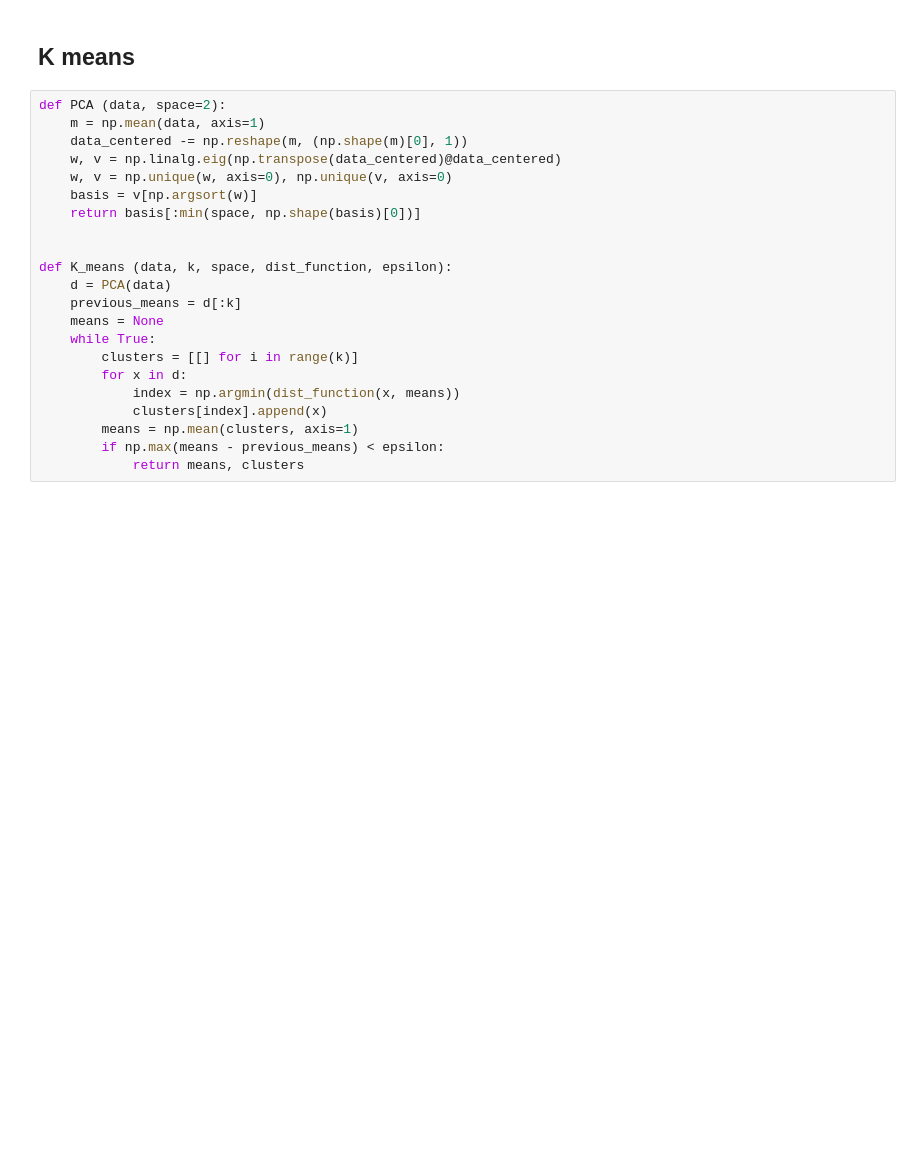
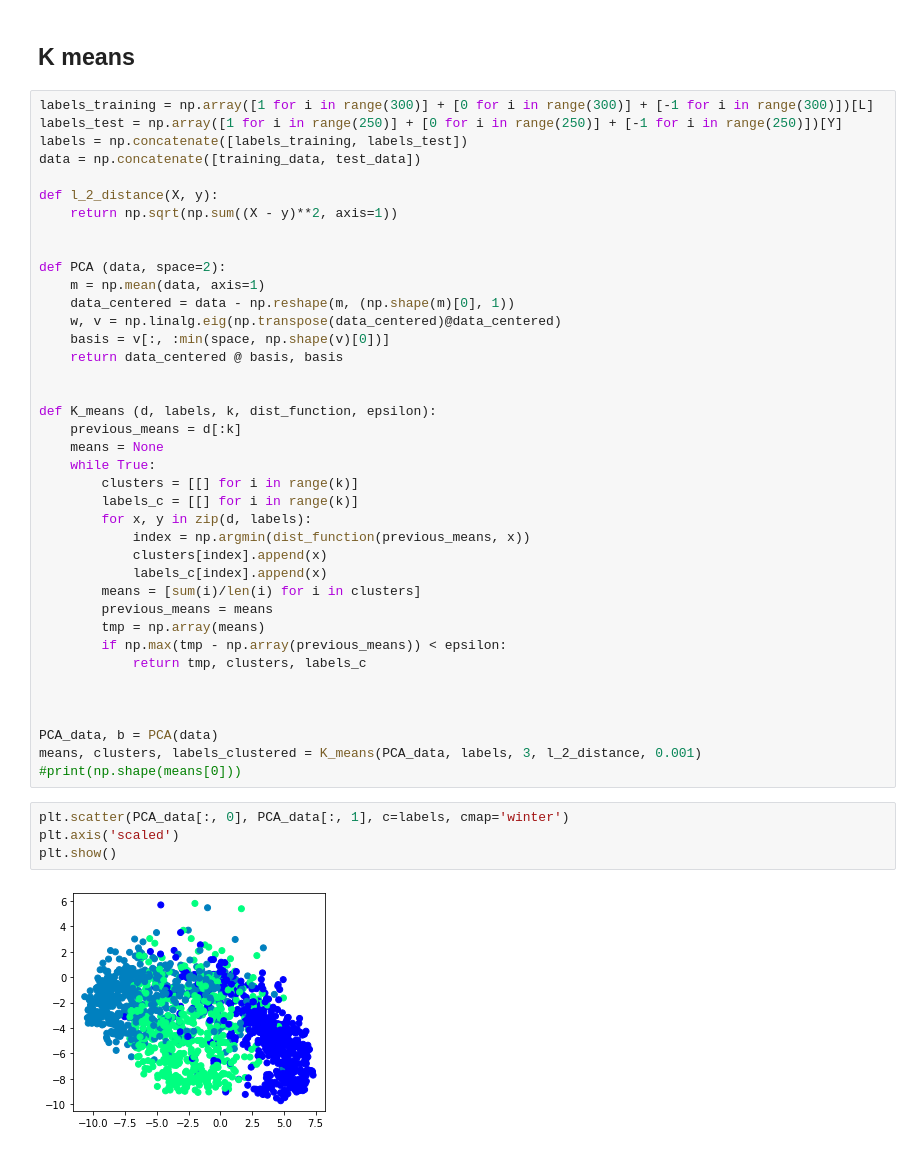
Before and after one commit to NizarGhandri/fonts_recognition, a Jupyter notebook: homework_2/models.ipynb, the cells around one changed output. Drawn from its saved outputs; the diff is of its cells as text; blank space fills up the shorter version.

Commit message:
k means done

```diff
--- a/homework_2/models.ipynb
+++ b/homework_2/models.ipynb
@@ -238,24 +262,47 @@ choose_lambda(gradient_descent_ridge)
 # %% [markdown]
 ## K means
 # %%
+labels_training = np.array([1 for i in range(300)] + [0 for i in range(300)] + [-1 for i in range(300)])[L]
+labels_test = np.array([1 for i in range(250)] + [0 for i in range(250)] + [-1 for i in range(250)])[Y]
+labels = np.concatenate([labels_training, labels_test])
+data = np.concatenate([training_data, test_data])
+
+def l_2_distance(X, y):
+    return np.sqrt(np.sum((X - y)**2, axis=1))
+
+
 def PCA (data, space=2):
     m = np.mean(data, axis=1)
-    data_centered -= np.reshape(m, (np.shape(m)[0], 1))
+    data_centered = data - np.reshape(m, (np.shape(m)[0], 1))
     w, v = np.linalg.eig(np.transpose(data_centered)@data_centered)
-    w, v = np.unique(w, axis=0), np.unique(v, axis=0)
-    basis = v[np.argsort(w)]
-    return basis[:min(space, np.shape(basis)[0])]
+    basis = v[:, :min(space, np.shape(v)[0])]
+    return data_centered @ basis, basis
 
 
-def K_means (data, k, space, dist_function, epsilon):
-    d = PCA(data)
+def K_means (d, labels, k, dist_function, epsilon):
     previous_means = d[:k]
     means = None
     while True:
         clusters = [[] for i in range(k)]
-        for x in d:
-            index = np.argmin(dist_function(x, means))
+        labels_c = [[] for i in range(k)]
+        for x, y in zip(d, labels):
+            index = np.argmin(dist_function(previous_means, x))
             clusters[index].append(x)
-        means = np.mean(clusters, axis=1)
-        if np.max(means - previous_means) < epsilon:
-            return means, clusters
+            labels_c[index].append(x)
+        means = [sum(i)/len(i) for i in clusters]
+        previous_means = means
+        tmp = np.array(means)
+        if np.max(tmp - np.array(previous_means)) < epsilon:
+            return tmp, clusters, labels_c
+
+
+
+PCA_data, b = PCA(data)
+means, clusters, labels_clustered = K_means(PCA_data, labels, 3, l_2_distance, 0.001)
+#print(np.shape(means[0]))
+# %%
+plt.scatter(PCA_data[:, 0], PCA_data[:, 1], c=labels, cmap='winter')
+plt.axis('scaled')
+plt.show()
+# %% [output]
+[figure, added]
```
Also changed, not shown: parts of 4 cells of this notebook.
